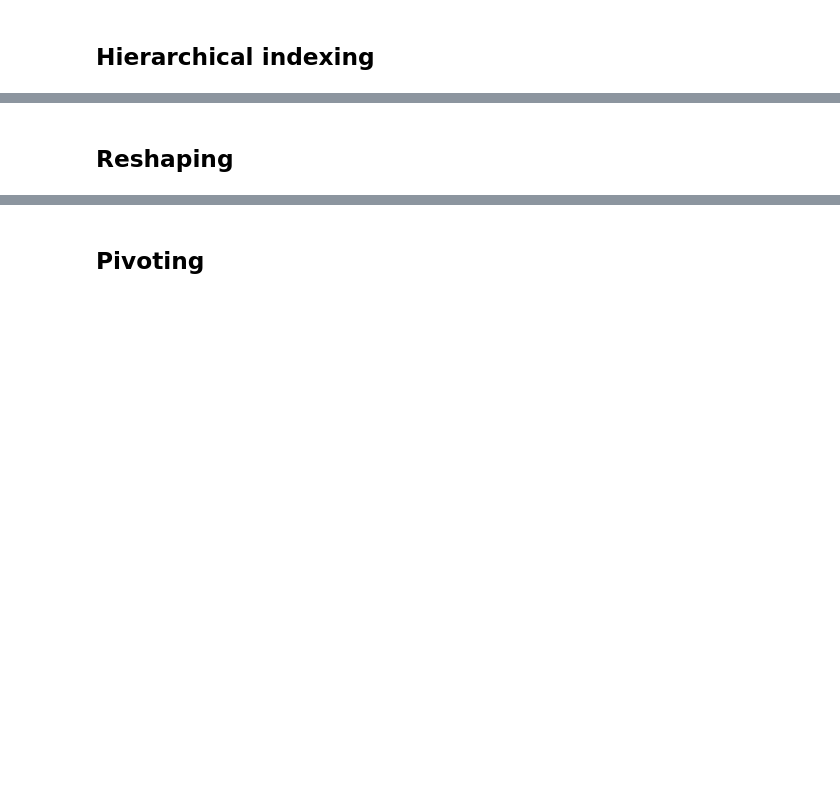
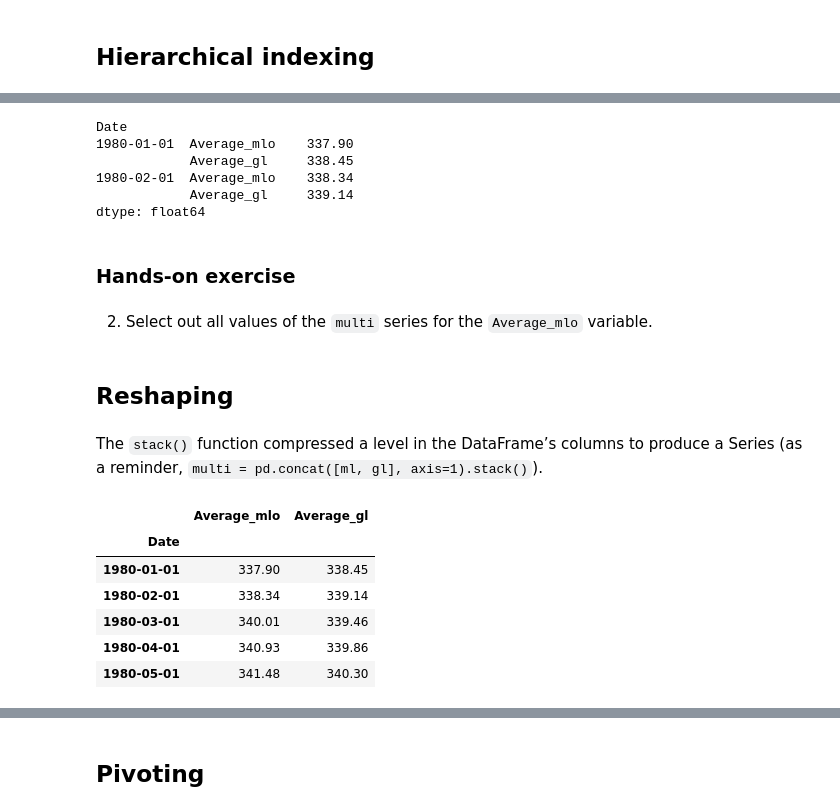
Before and after one commit to mkcor/advanced-pandas, a Jupyter notebook: notebooks/03_multiindex.ipynb, the cells around one changed output, grey strips where cells are left out. Drawn from its saved outputs; the diff is of its cells as text; code cells hidden in the pictures; blank space fills up the shorter version.

```diff
--- a/notebooks/03_multiindex.ipynb
+++ b/notebooks/03_multiindex.ipynb
@@ -103,2 +198,27 @@ Name: Average, dtype: float64
+# %%
+multi.loc[multi.index.get_level_values('Date') < '1980-03']
+# %% [output]
+Date
+1980-01-01  Average_mlo    337.90
+            Average_gl     338.45
+1980-02-01  Average_mlo    338.34
+            Average_gl     339.14
+dtype: float64
+# %% [markdown]
+### Hands-on exercise
+# %% [markdown]
+2. Select out all values of the `multi` series for the `Average_mlo` variable.
 # %% [markdown]
 ## Reshaping
+# %% [markdown]
+The `stack()` function compressed a level in the DataFrame’s columns to produce a Series (as a reminder, `multi = pd.concat([ml, gl], axis=1).stack()`).
+# %%
+pd.concat([ml, gl], axis=1)
+# %% [output]
+|  | Average_mlo | Average_gl |
+| Date |  |  |
+| 1980-01-01 | 337.90 | 338.45 |
+| 1980-02-01 | 338.34 | 339.14 |
+| 1980-03-01 | 340.01 | 339.46 |
+| 1980-04-01 | 340.93 | 339.86 |
+| 1980-05-01 | 341.48 | 340.30 |
```
Also changed, not shown: parts of 29 cells of this notebook.
